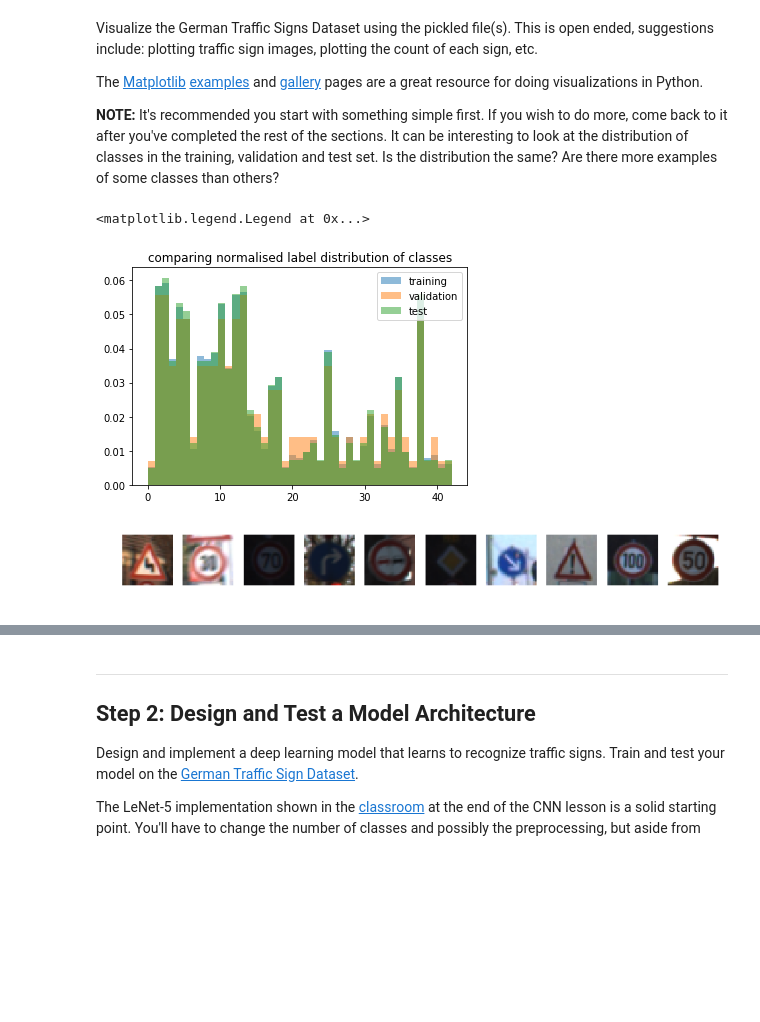
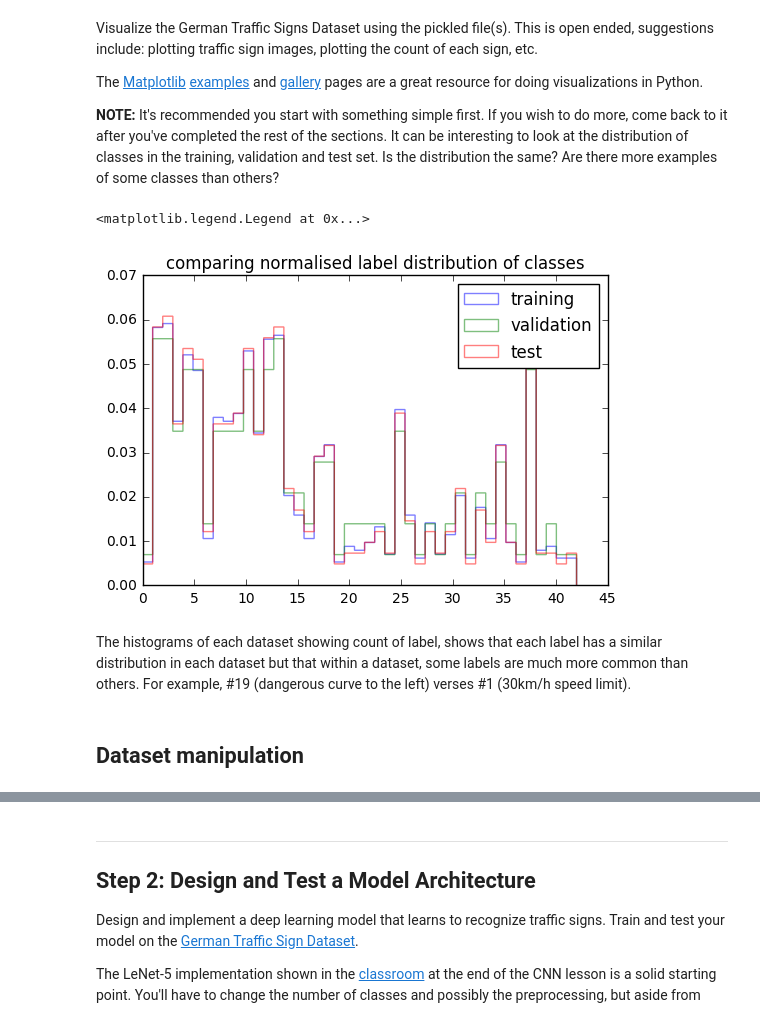
Before and after one commit to escolmebartlebooth/usdc-t1-p2-trafficsigns, a Jupyter notebook: Traffic_Sign_Classifier.ipynb, the cells around one changed output, grey strips where cells are left out. Cells and saved outputs as stored; diff of their text form; code cells hidden in the pictures; blank space fills up the shorter version.

```diff
--- a/Traffic_Sign_Classifier.ipynb
+++ b/Traffic_Sign_Classifier.ipynb
@@ -101,21 +101,12 @@ import matplotlib.pyplot as plt
 # %%
 # Viz 1: Do Histogram of Classes in each data set
 plt.title("comparing normalised label distribution of classes")
-plt.hist(y_train, bins=43, normed=True, label="training", alpha=0.5)
-plt.hist(y_valid, bins=43, normed=True, label="validation", alpha=0.5)
-plt.hist(y_test, bins=43, normed=True, label="test", alpha=0.5)
+plt.hist(y_train, bins=43, histtype="step", normed=True, label="training", alpha=0.5)
+plt.hist(y_valid, bins=43, histtype="step", normed=True, label="validation", alpha=0.5)
+plt.hist(y_test, bins=43, histtype="step", normed=True, label="test", alpha=0.5)
 plt.legend(loc='upper right')
 # %% [output]
 <matplotlib.legend.Legend at 0x...>
-[figure, old version]
+[figure, new version]
-# %%
-# show a random selection of 10 images on 1 line...should also show various image transformations as well
-import random
-fig = plt.figure(figsize=(11,1), dpi=80)
-for i in range(10):
-    index = random.randint(0,X_train.shape[0])
-    plt.subplot(1,10,i+1)
-    plt.axis('off')
-    plt.imshow(X_train[index])
-# %% [output]
-[figure, removed]
+# %% [markdown]
+The histograms of each dataset showing count of label, shows that each label has a similar distribution in each dataset but that within a dataset, some labels are much more common than others. For example, #19 (dangerous curve to the left) verses #1 (30km/h speed limit).
@@ -121,0 +117,2 @@ for i in range(10):
+# %% [markdown]
+## Dataset manipulation
```
Also changed, not shown: parts of 4 cells of this notebook.
